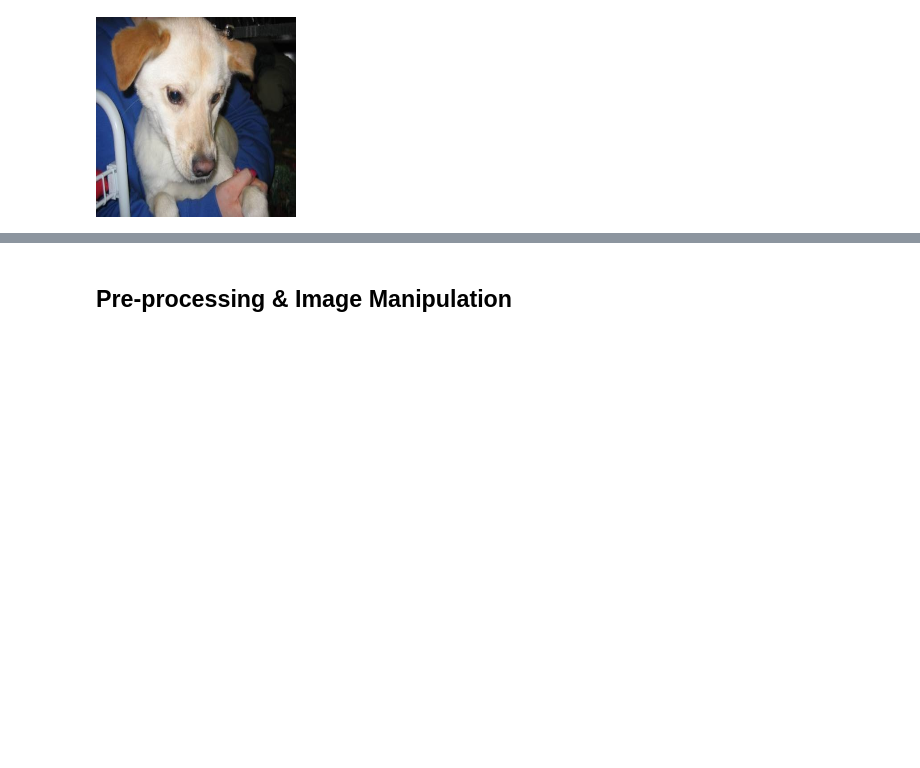
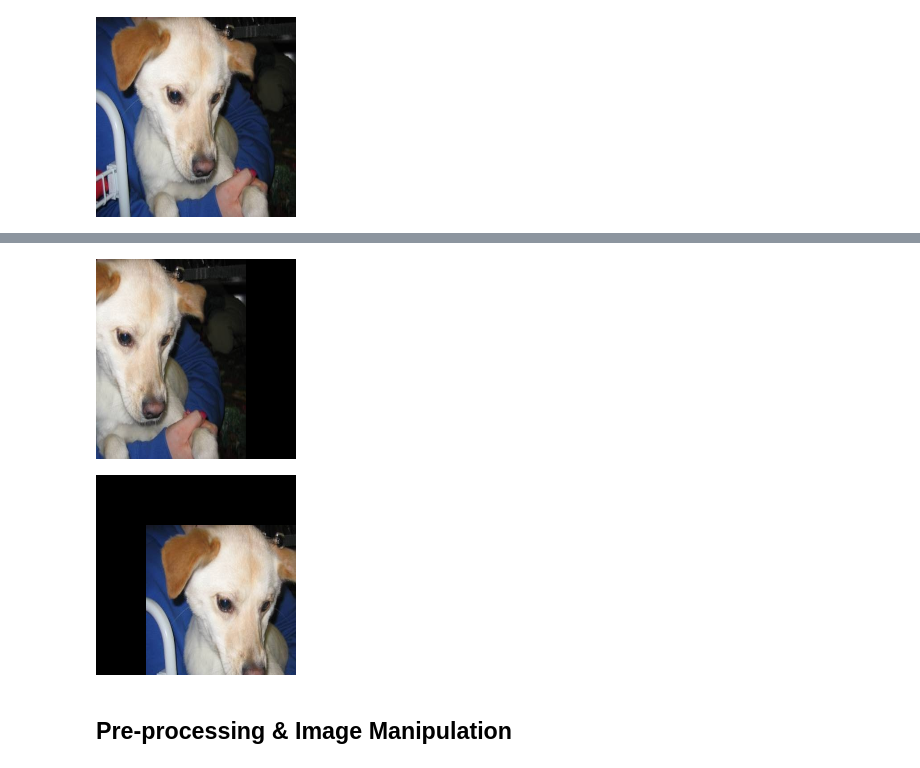
Before and after one commit to harishahamed26/Image-Recognition-Cat-Dog, a Jupyter notebook: ImageClassificiationAnimals.ipynb, the cells around one changed output, grey strips where cells are left out. Saved outputs shown, nothing was run; the diff lists cells and outputs as text; code cells hidden in the pictures; blank space fills up the shorter version.

```diff
--- a/ImageClassificiationAnimals.ipynb
+++ b/ImageClassificiationAnimals.ipynb
@@ -109,3 +110,14 @@ cv2_imshow(train_images[1])
+# %%
+# Translation
+
+m_right = np.float32([[1,0,50],[0,1,50]])
+m_left = np.float32([[1,0,-50],[0,1,0]])
+
+cv2_imshow(cv2.warpAffine(Testing_img, m_left, Const_Dim))
+cv2_imshow(cv2.warpAffine(Testing_img, m_right, Const_Dim))
+# %% [output]
+[figure, added]
+[figure, added]
 # %% [markdown]
 ## Pre-processing & Image Manipulation
 # %%
```
Also changed, not shown: parts of 24 cells of this notebook.
